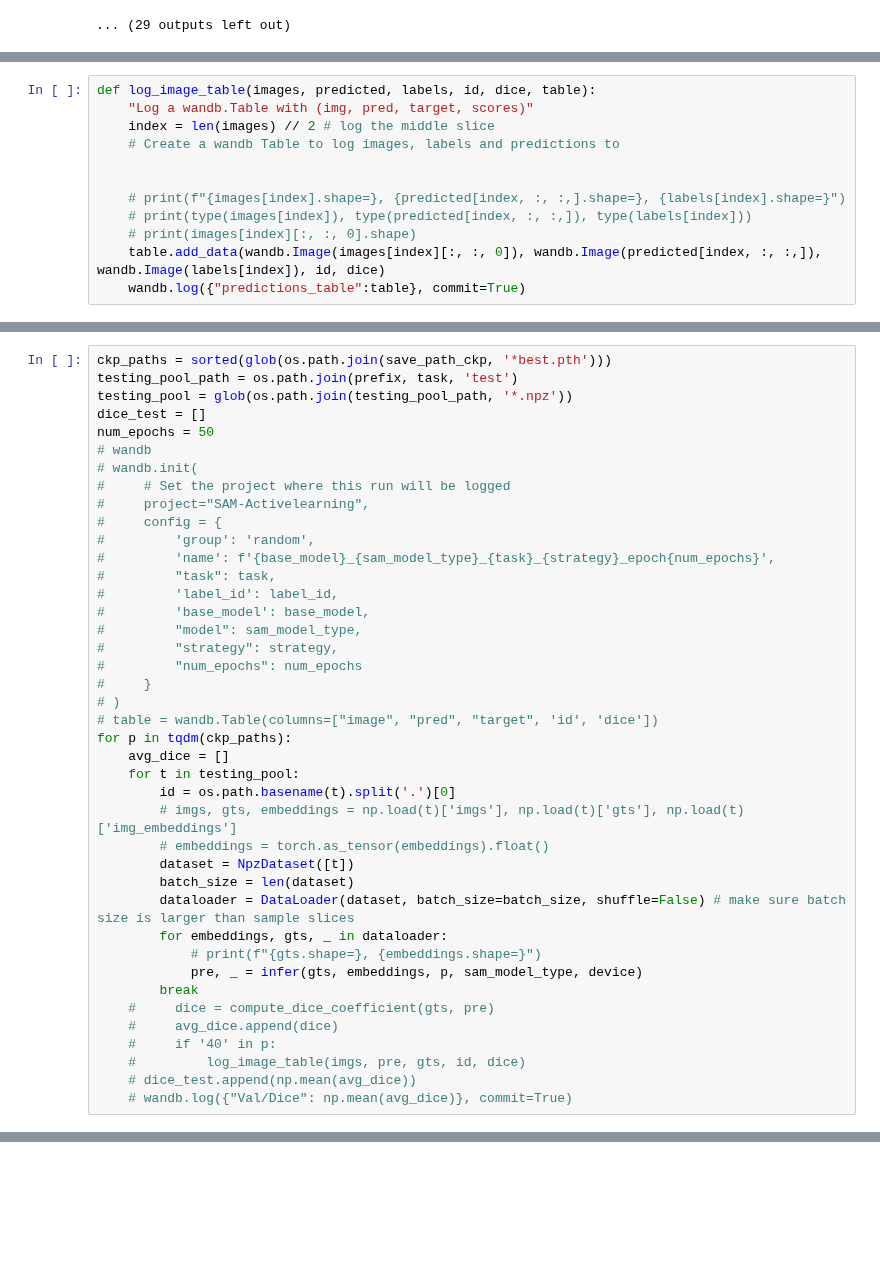
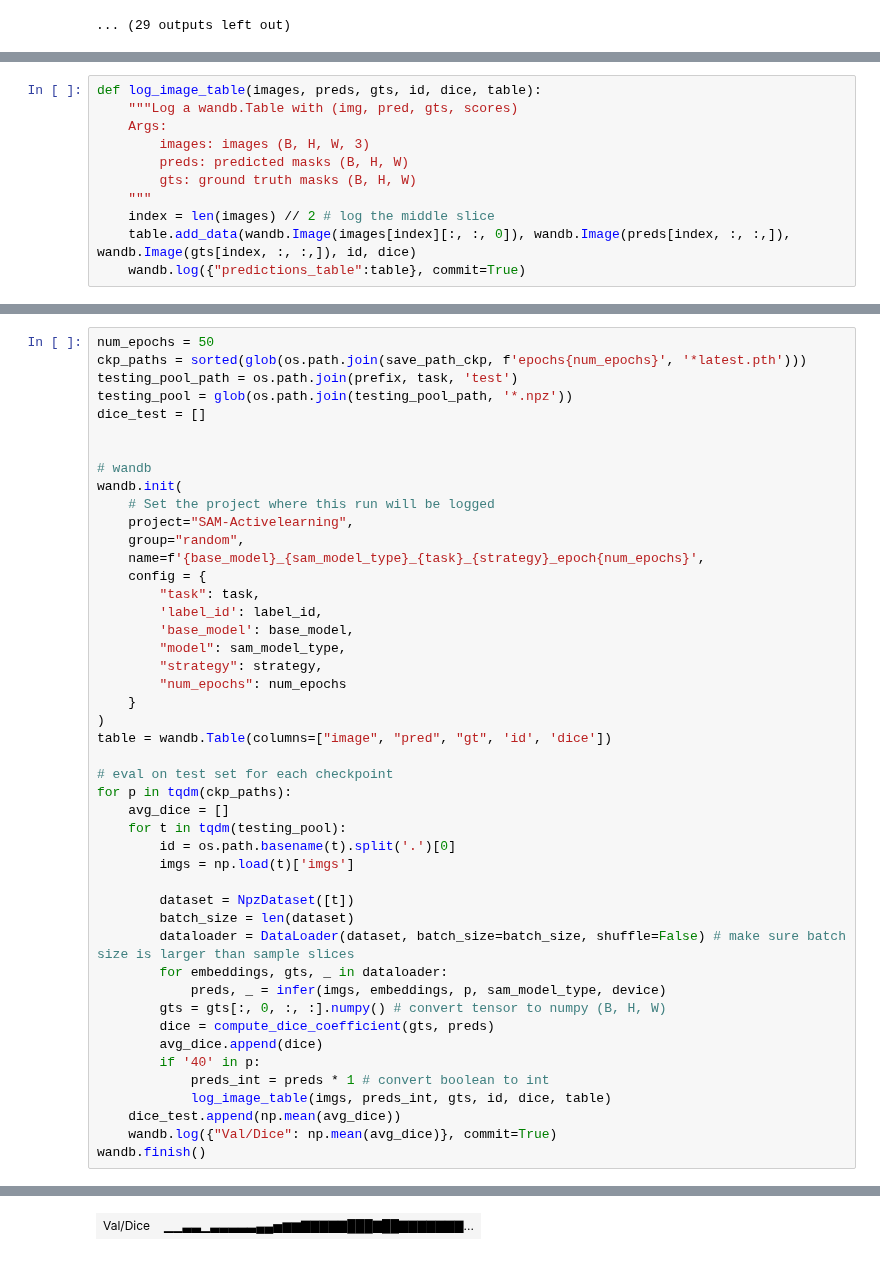
Before and after one commit to yexincheng/ALMRI, a Jupyter notebook: research_questions.ipynb, the cells around one changed output, grey strips where cells are left out. Drawn from its saved outputs; the diff is of its cells as text; blank space fills up the shorter version.

Commit message:
wandb batch infer

```diff
--- a/research_questions.ipynb
+++ b/research_questions.ipynb
@@ -221,15 +219,14 @@ def infer(gts, embeddings, ckp_path, model_type, device):
     return medsam_seg, bboxes
 # %%
-def log_image_table(images, predicted, labels, id, dice, table):
-    "Log a wandb.Table with (img, pred, target, scores)"
+def log_image_table(images, preds, gts, id, dice, table):
+    """Log a wandb.Table with (img, pred, gts, scores)
+    Args:
+        images: images (B, H, W, 3)
+        preds: predicted masks (B, H, W)
+        gts: ground truth masks (B, H, W)
+    """
     index = len(images) // 2 # log the middle slice
-    # Create a wandb Table to log images, labels and predictions to
-
-
-    # print(f"{images[index].shape=}, {predicted[index, :, :,].shape=}, {labels[index].shape=}")
-    # print(type(images[index]), type(predicted[index, :, :,]), type(labels[index]))
-    # print(images[index][:, :, 0].shape)
-    table.add_data(wandb.Image(images[index][:, :, 0]), wandb.Image(predicted[index, :, :,]), wandb.Image(labels[index]), id, dice)
+    table.add_data(wandb.Image(images[index][:, :, 0]), wandb.Image(preds[index, :, :,]), wandb.Image(gts[index, :, :,]), id, dice)
     wandb.log({"predictions_table":table}, commit=True)
 # %%
 !export WANDB_BASE_URL=http://172.17.0.1:8080
@@ -241,44 +238,49 @@ wandb.login()
 wandb: Currently logged in as: ye_xcheng. Use `wandb login --relogin` to force relogin
 True
 # %%
-ckp_paths = sorted(glob(os.path.join(save_path_ckp, '*best.pth')))
+num_epochs = 50
+ckp_paths = sorted(glob(os.path.join(save_path_ckp, f'epochs{num_epochs}', '*latest.pth')))
 testing_pool_path = os.path.join(prefix, task, 'test')
 testing_pool = glob(os.path.join(testing_pool_path, '*.npz'))
 dice_test = []
-num_epochs = 50
+
+
 # wandb
-# wandb.init(
-#     # Set the project where this run will be logged
-#     project="SAM-Activelearning",
-#     config = {
-#         'group': 'random',
-#         'name': f'{base_model}_{sam_model_type}_{task}_{strategy}_epoch{num_epochs}',
-#         "task": task,
-#         'label_id': label_id,
-#         'base_model': base_model,
-#         "model": sam_model_type,
-#         "strategy": strategy,
-#         "num_epochs": num_epochs
-#     }
-# )
-# table = wandb.Table(columns=["image", "pred", "target", 'id', 'dice'])
+wandb.init(
+    # Set the project where this run will be logged
+    project="SAM-Activelearning",
+    group="random",
+    name=f'{base_model}_{sam_model_type}_{task}_{strategy}_epoch{num_epochs}',
+    config = {
+        "task": task,
+        'label_id': label_id,
+        'base_model': base_model,
+        "model": sam_model_type,
+        "strategy": strategy,
+        "num_epochs": num_epochs
+    }
+)
+table = wandb.Table(columns=["image", "pred", "gt", 'id', 'dice'])
+
+# eval on test set for each checkpoint
 for p in tqdm(ckp_paths):
     avg_dice = []
-    for t in testing_pool:
+    for t in tqdm(testing_pool):
         id = os.path.basename(t).split('.')[0]
-        # imgs, gts, embeddings = np.load(t)['imgs'], np.load(t)['gts'], np.load(t)['img_embeddings']
-        # embeddings = torch.as_tensor(embeddings).float()
+        imgs = np.load(t)['imgs']
+
         dataset = NpzDataset([t])
         batch_size = len(dataset)
         dataloader = DataLoader(dataset, batch_size=batch_size, shuffle=False) # make sure batch size is larger than sample slices
         for embeddings, gts, _ in dataloader:
-            # print(f"{gts.shape=}, {embeddings.shape=}")
-            pre, _ = infer(gts, embeddings, p, sam_model_type, device)
-        break
-    #     dice = compute_dice_coefficient(gts, pre)
-    #     avg_dice.append(dice)
-    #     if '40' in p:
-    #         log_image_table(imgs, pre, gts, id, dice)
-    # dice_test.append(np.mean(avg_dice))
-    # wandb.log({"Val/Dice": np.mean(avg_dice)}, commit=True)
+            preds, _ = infer(imgs, embeddings, p, sam_model_type, device)
+        gts = gts[:, 0, :, :].numpy() # convert tensor to numpy (B, H, W)
+        dice = compute_dice_coefficient(gts, preds)
+        avg_dice.append(dice)
+        if '40' in p:
+            preds_int = preds * 1 # convert boolean to int
+            log_image_table(imgs, preds_int, gts, id, dice, table)
+    dice_test.append(np.mean(avg_dice))
+    wandb.log({"Val/Dice": np.mean(avg_dice)}, commit=True)
+wandb.finish()
 # %% [output]
@@ -285,0 +300 @@ gts.shape=torch.Size([35, 1, 256, 256]), embeddings.shape=torch.Size([35, 256, 6
+| Val/Dice | ▁▁▃▃▁▃▃▃▃▃▄▄▅▆▆▇▇▇▇▇███▇██▇▇▇▇▇▇▇... |
```
Also changed, not shown: parts of 12 cells of this notebook, 1 other file.
